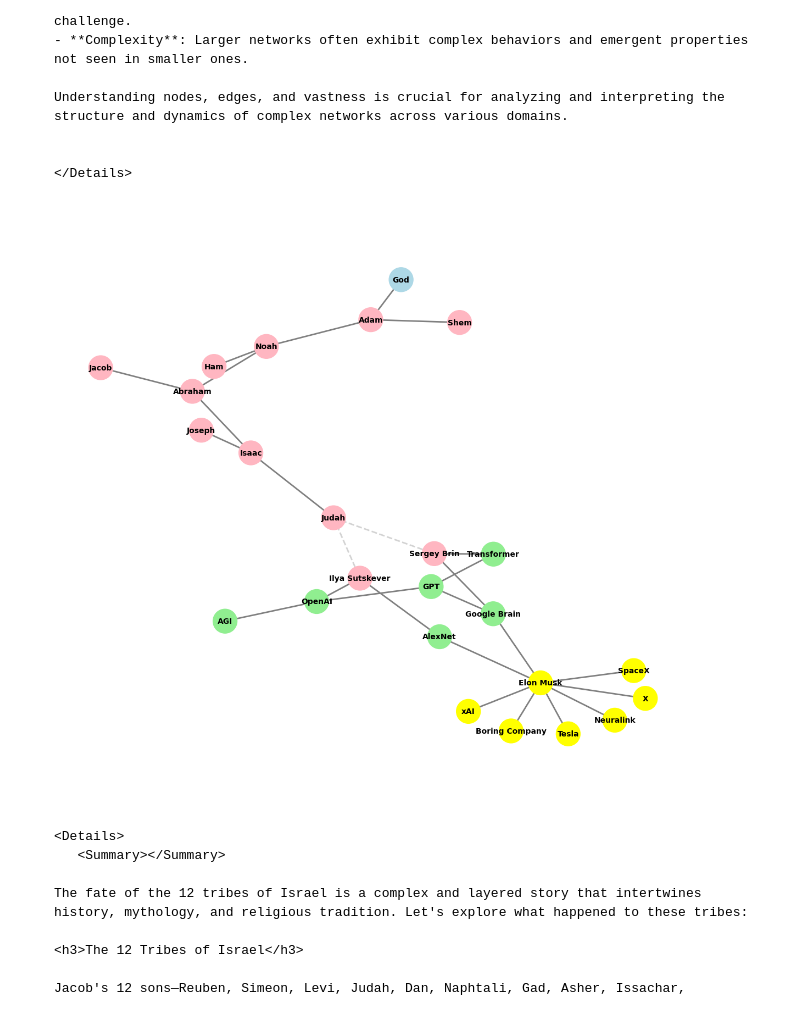
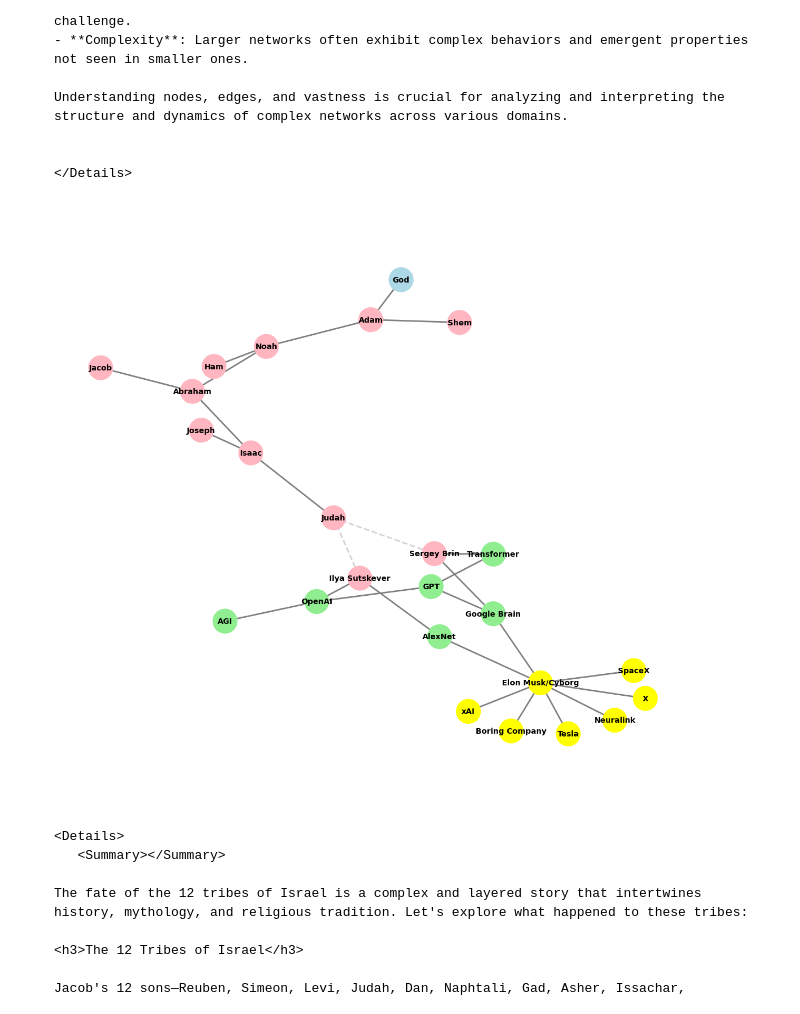
Before and after one commit to abikesa/graphtheory, a Jupyter notebook: kitabo/ensi/_build/jupyter_execute/graphs/graphs.ipynb, the cells around one changed output. Cells and saved outputs as stored; diff of their text form; code cells hidden in the pictures.

Commit message:
elon musk as cyborg, not so different from iron man

````diff
--- a/kitabo/ensi/_build/jupyter_execute/graphs/graphs.ipynb
+++ b/kitabo/ensi/_build/jupyter_execute/graphs/graphs.ipynb
@@ -707,7 +707,7 @@ def create_extended_fractal_tree():
         ["OpenAI", "AlexNet"],        # AI organizations stemming from Ilya Sutskever
         ["GPT", "AGI"],               # Further developments in AI
         ["Google Brain", "Transformer"], # AI developments stemming from Sergey Brin
-        ["Elon Musk"],                # Elon Musk as a child of AlexNet
+        ["Elon Musk/Cyborg"],                # Elon Musk as a child of AlexNet
         ["Tesla", "SpaceX", "Boring Company", "Neuralink", "X", "xAI"] # Elon Musk's companies as children of Elon Musk
     ]
 
@@ -717,9 +717,9 @@ def create_extended_fractal_tree():
     # Manually add dashed edges to indicate "missing links"
     G.add_edge("Judah", "Ilya Sutskever")  # Adding conceptual missing link
     G.add_edge("Judah", "Sergey Brin")     # Adding conceptual missing link
-    G.add_edge("AlexNet", "Elon Musk")     # Elon Musk as a child of AlexNet
+    G.add_edge("AlexNet", "Elon Musk/Cyborg")     # Elon Musk as a child of AlexNet
     for company in ["Tesla", "SpaceX", "Boring Company", "Neuralink", "X", "xAI"]:
-        G.add_edge("Elon Musk", company)   # Elon Musk's companies
+        G.add_edge("Elon Musk/Cyborg", company)   # Elon Musk's companies
 
     # Adding Sergey Brin's children
     G.add_edge("Sergey Brin", "Google Brain")
@@ -738,35 +738,35 @@ pos = nx.spring_layout(extended_tree_graph, seed=42)
 color_map = []
 for node in extended_tree_graph.nodes():
     if node == "God":
         color_map.append("lightblue")  # Color for God
     elif node in ["OpenAI", "AlexNet", "GPT", "AGI", "Google Brain", "Transformer"]:
         color_map.append("lightgreen")  # Color for AI entities
-    elif node == "Elon Musk" or node in ["Tesla", "SpaceX", "Boring Company", "Neuralink", "X", "xAI"]:
+    elif node == "Elon Musk/Cyborg" or node in ["Tesla", "SpaceX", "Boring Company", "Neuralink", "X", "xAI"]:
         color_map.append("yellow")  # Color for Elon Musk and his companies
     else:
         color_map.append("lightpink")  # Color for human figures
 
 # Draw all solid edges first
 solid_edges = [edge for edge in extended_tree_graph.edges() if edge not in [("Judah", "Ilya Sutskever"), ("Judah", "Sergey Brin")]]
 nx.draw(extended_tree_graph, pos, edgelist=solid_edges, with_labels=True, node_size=1000, node_color=color_map, font_size=10, font_weight="bold", edge_color="grey", width=2)
 
 # Identify the "missing link" edges
 missing_link_edges = [("Judah", "Ilya Sutskever"), ("Judah", "Sergey Brin")]
 
 # Draw the missing link edges as dashed lines
 nx.draw_networkx_edges(
     extended_tree_graph,
     pos,
     edgelist=missing_link_edges,
     style="dashed",
     edge_color="lightgray",  # Set to light yellow for a good contrast
     width=2
 )
 
 plt.axis('off')
 plt.show()
 # %% [output]
-[figure, old version]
+[figure, new version]
 # %% [markdown]
 ```{margin}
 
````
Also changed, not shown: 6 other files.
